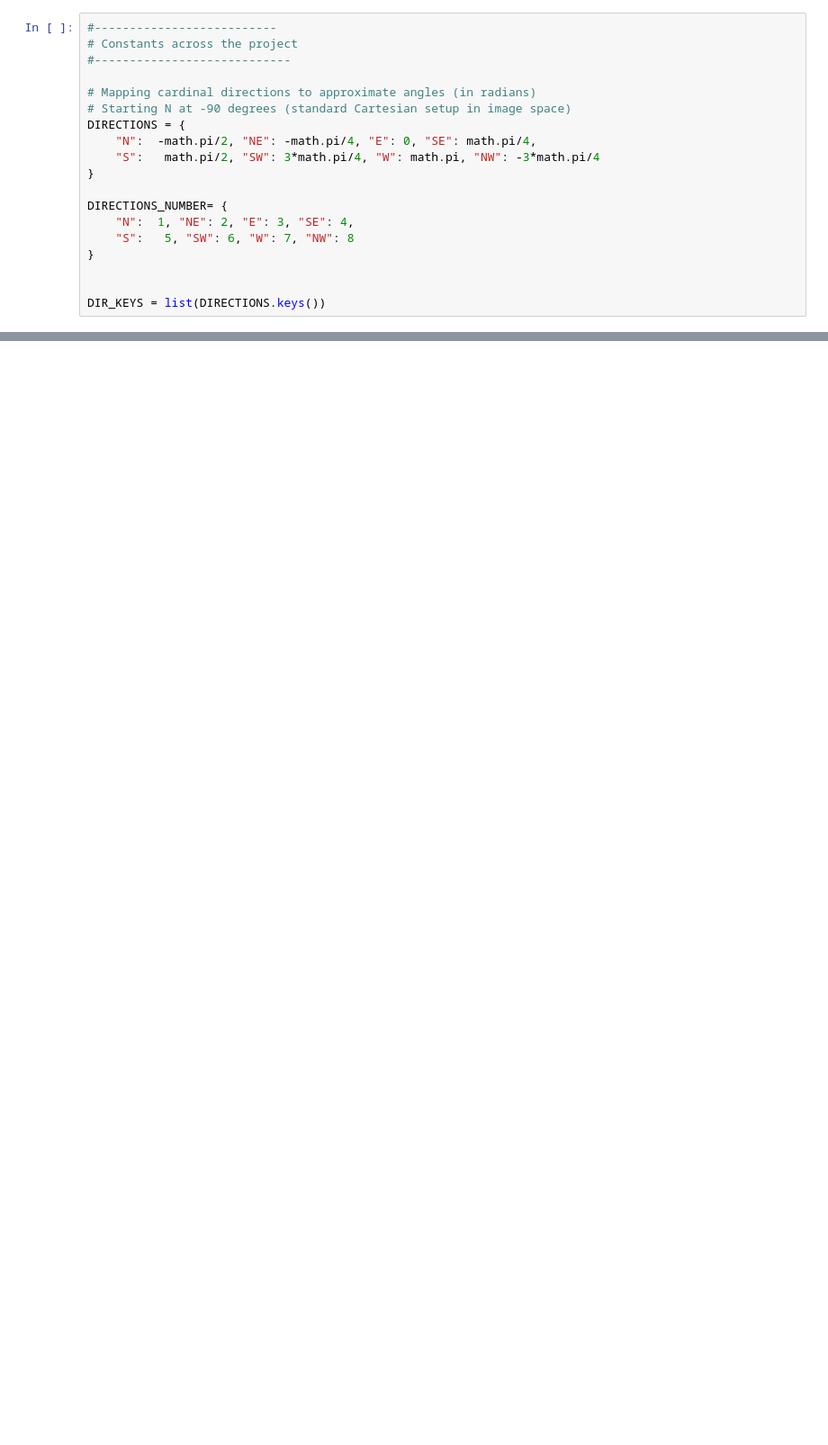
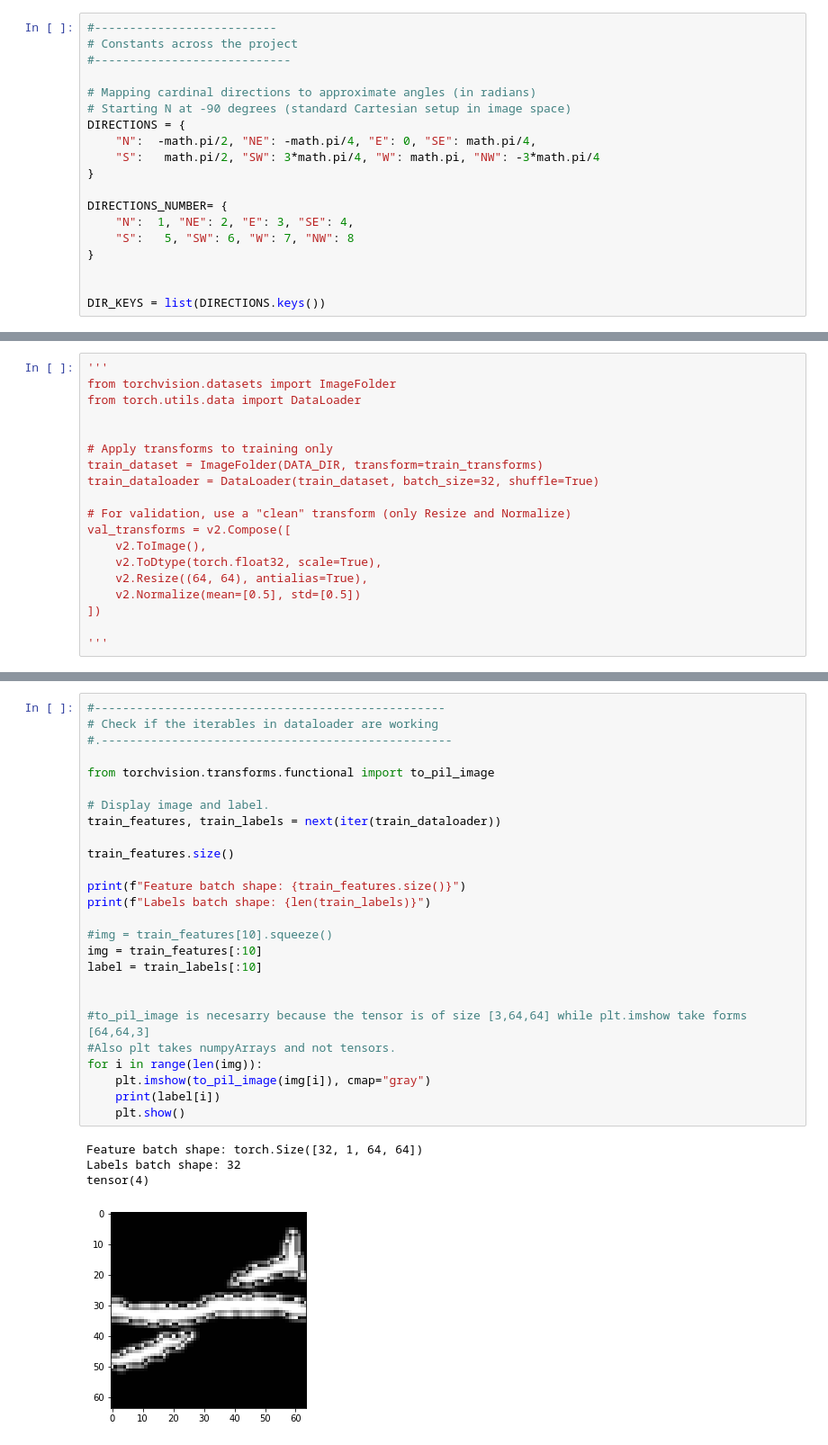
Before and after one commit to DanielBermudez00/Knot-Images-to-regina-code, a Jupyter notebook: scripts/Training_Data_Creator.ipynb, the cells around one changed output, grey strips where cells are left out. Shown at 90% size. Saved outputs shown, nothing was run; the diff lists cells and outputs as text; blank space fills up the shorter version.

```diff
--- a/scripts/Training_Data_Creator.ipynb
+++ b/scripts/Training_Data_Creator.ipynb
@@ -241,0 +415,19 @@ straigt, it would be nice to add a functionality of the code that randimly twist
+# %%
+'''
+from torchvision.datasets import ImageFolder
+from torch.utils.data import DataLoader
+
+
+# Apply transforms to training only
+train_dataset = ImageFolder(DATA_DIR, transform=train_transforms)
+train_dataloader = DataLoader(train_dataset, batch_size=32, shuffle=True)
+
+# For validation, use a "clean" transform (only Resize and Normalize)
+val_transforms = v2.Compose([
+    v2.ToImage(),
+    v2.ToDtype(torch.float32, scale=True),
+    v2.Resize((64, 64), antialias=True),
+    v2.Normalize(mean=[0.5], std=[0.5])
+])
+
+'''
@@ -241,0 +436,31 @@ straigt, it would be nice to add a functionality of the code that randimly twist
+# %%
+#--------------------------------------------------
+# Check if the iterables in dataloader are working
+#.--------------------------------------------------
+
+from torchvision.transforms.functional import to_pil_image
+
+# Display image and label.
+train_features, train_labels = next(iter(train_dataloader))
+
+train_features.size()
+
+print(f"Feature batch shape: {train_features.size()}")
+print(f"Labels batch shape: {len(train_labels)}")
+
+#img = train_features[10].squeeze()
+img = train_features[:10]
+label = train_labels[:10]
+
+
+#to_pil_image is necesarry because the tensor is of size [3,64,64] while plt.imshow take forms [64,64,3]
+#Also plt takes numpyArrays and not tensors.
+for i in range(len(img)):
+    plt.imshow(to_pil_image(img[i]), cmap="gray")
+    print(label[i])
+    plt.show()
+# %% [output]
+Feature batch shape: torch.Size([32, 1, 64, 64])
+Labels batch shape: 32
+tensor(4)
+[figure, added]
```
Also changed, not shown: parts of 15 cells of this notebook, 1 other file.
